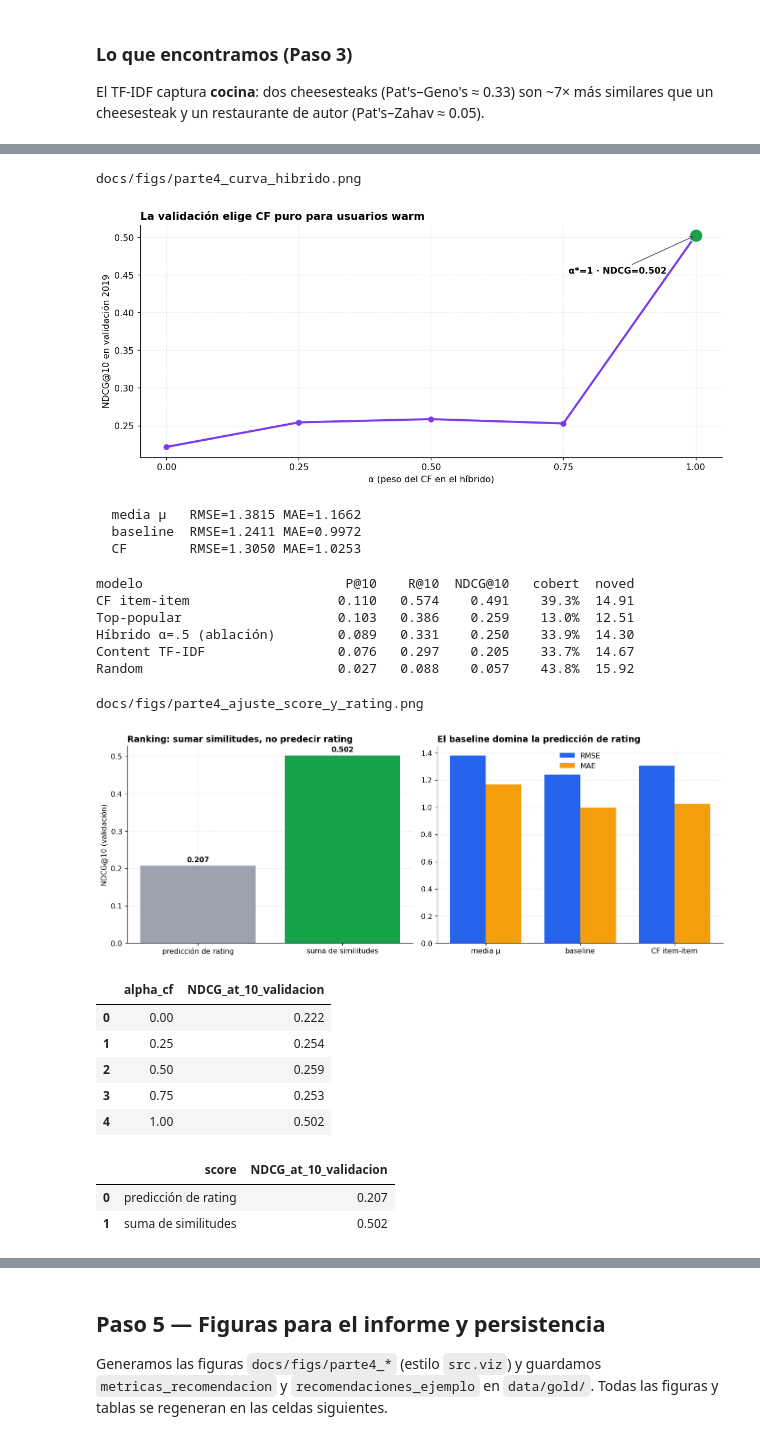
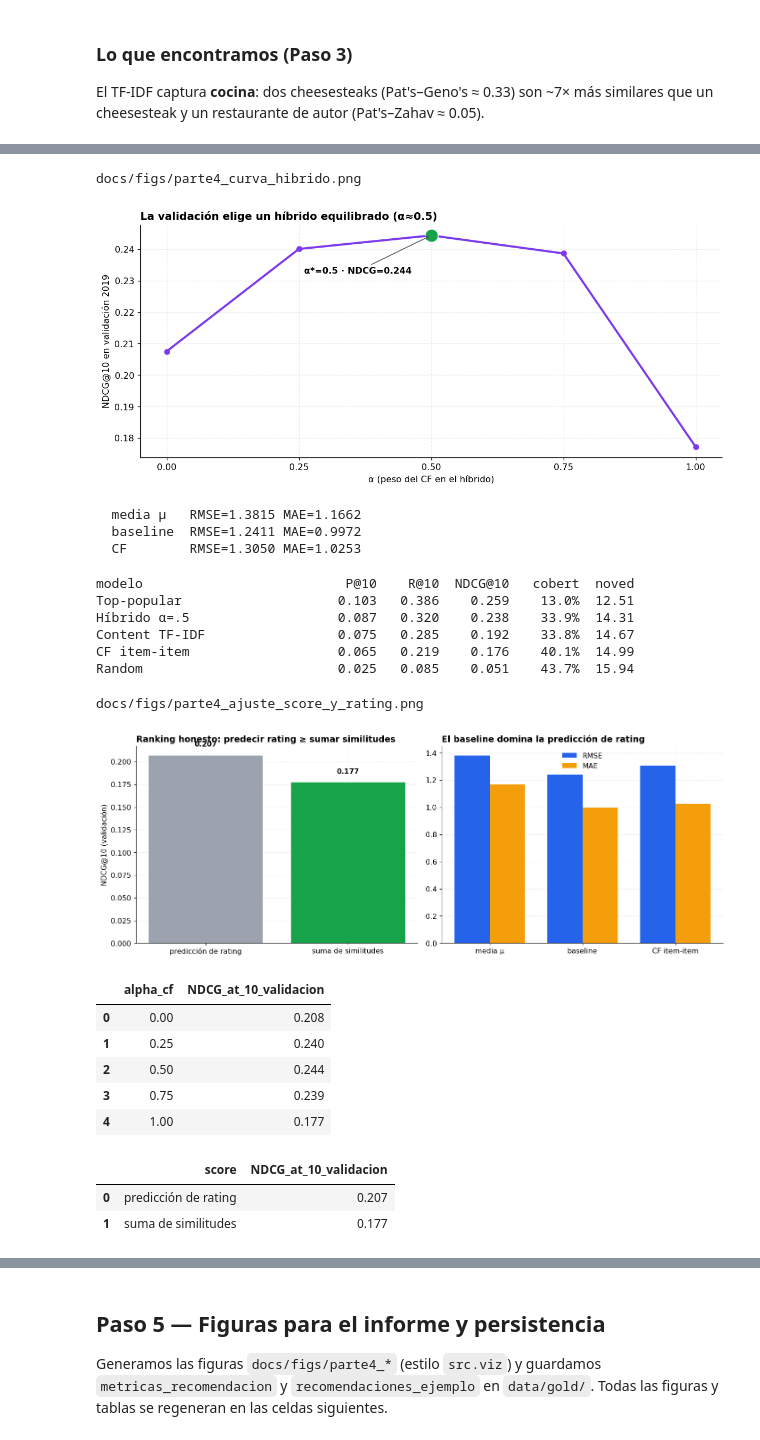
Before and after one commit to Joharjbe/proyecto-2-data-mining-yelp, a Jupyter notebook: notebooks/07_recomendacion_hibrida.ipynb, the cells around one changed output, grey strips where cells are left out. Drawn from its saved outputs; the diff is of its cells as text; code cells hidden in the pictures.

```diff
--- a/notebooks/07_recomendacion_hibrida.ipynb
+++ b/notebooks/07_recomendacion_hibrida.ipynb
@@ -141,7 +141,7 @@ i_metro=np.array([b2m.get(b,"?") for b in M["items"]]); metro_items={m:np.where(
 tb2x={b:i for i,b in enumerate(tfidf["business_ids"])}; cf2tf=np.array([tb2x.get(b,-1) for b in M["items"]])
 pop=rec.popularidad(M); nov_item=-np.log2(pop/pop.sum()+1e-12)
 def cands(split,n,seed):
-    r=np.random.default_rng(seed); s=split[split.user_id.isin(u2x)&split.business_id.isin(i2x)].copy()
+    r=np.random.default_rng(seed); pr=np.random.default_rng(seed+1); s=split[split.user_id.isin(u2x)&split.business_id.isin(i2x)].copy()
     s["uidx"]=s.user_id.map(u2x); s["iidx"]=s.business_id.map(i2x); s=s[s.uidx.isin(warm)&(s.stars>=4)]
     posu=s.groupby("uidx")["iidx"].apply(lambda x:list(set(x))); us=list(posu.index); r.shuffle(us); out=[]
     for u in us:
@@ -149,7 +149,8 @@ def cands(split,n,seed):
         if not pos: continue
         hm=pd.Series(i_metro[uitems[a:b]]).mode(); hm=hm.iloc[0] if len(hm) else i_metro[pos[0]]
         nc=[i for i in r.choice(metro_items[hm],size=min(99,len(metro_items[hm])),replace=False).tolist() if i not in seen and i not in pos][:99]
-        out.append((u,np.array(pos+nc),np.array([1]*len(pos)+[0]*len(nc)),uitems[a:b],uratings[a:b]))
+        cand=np.array(pos+nc); rel=np.array([1]*len(pos)+[0]*len(nc)); p=pr.permutation(len(cand))  # barajar candidatos: rompe el sesgo posición-primero en empates/ceros de argsort
+        out.append((u,cand[p],rel[p],uitems[a:b],uratings[a:b]))
         if len(out)>=n: break
     return out
 zn=lambda x:(x-x.mean())/(x.std()+1e-9)
@@ -204,11 +205,11 @@ ax.annotate(f"α*={alphas[best]:.2g} · NDCG={ndcg_alpha[best]:.3f}",
             (alphas[best], ndcg_alpha[best]), xytext=(-150, -45), textcoords="offset points",
             arrowprops={"arrowstyle":"->", "color":viz.PALETA["gris_oscuro"]}, fontweight="bold")
 ax.set_xlabel("α (peso del CF en el híbrido)"); ax.set_ylabel("NDCG@10 en validación 2019")
-ax.set_xticks(alphas); ax.set_title("La validación elige CF puro para usuarios warm")
+ax.set_xticks(alphas); ax.set_title("La validación elige un híbrido equilibrado (α≈0.5)")
 print(viz.guardar(fig, "parte4_curva_hibrido")); plt.show()
 # %% [output]
 docs/figs/parte4_curva_hibrido.png
-[figure, old version]
+[figure, new version]
 # %%
 # (track rating) RMSE/MAE sobre warm-warm de test
 uindptr,uitems,uratings = rec.usuario_csr(M); u2x=M["u2x"]; i2x=M["i2x"]
@@ -229,7 +230,7 @@ for nm,p in [("media μ",pm),("baseline",pb),("CF",clip(pc))]:
 # %%
 # Evaluación ÚNICA sobre test, después de fijar α en validación
 mods={"Random":lambda u,c,ui,ur:np.random.default_rng(u).random(len(c)),"Top-popular":lambda u,c,ui,ur:pop[c],
-      "CF item-item":s_cf,"Content TF-IDF":s_con,"Híbrido α=.5 (ablación)":lambda u,c,ui,ur:0.5*zn(s_cf(u,c,ui,ur))+0.5*zn(s_con(u,c,ui,ur))}
+      "CF item-item":s_cf,"Content TF-IDF":s_con,"Híbrido α=.5":lambda u,c,ui,ur:0.5*zn(s_cf(u,c,ui,ur))+0.5*zn(s_con(u,c,ui,ur))}
 testc=cands(test,1500,42); res={}
 for nm,fn in mods.items():
     Ps=[];Rs=[];Ns=[];rd=[]
@@ -242,43 +243,43 @@ for nm,d in sorted(res.items(),key=lambda x:-x[1]["N"]):
     print(f"{nm:28s}{d['P']:8.3f}{d['R']:8.3f}{d['N']:9.3f}{d['cov']*100:8.1f}%{d['nov']:7.2f}")
 # %% [output]
 modelo                          P@10    R@10  NDCG@10   cobert  noved
-CF item-item                   0.110   0.574    0.491    39.3%  14.91
 Top-popular                    0.103   0.386    0.259    13.0%  12.51
-Híbrido α=.5 (ablación)        0.089   0.331    0.250    33.9%  14.30
-Content TF-IDF                 0.076   0.297    0.205    33.7%  14.67
-Random                         0.027   0.088    0.057    43.8%  15.92
+Híbrido α=.5                   0.087   0.320    0.238    33.9%  14.31
+Content TF-IDF                 0.075   0.285    0.192    33.8%  14.67
+CF item-item                   0.065   0.219    0.176    40.1%  14.99
+Random                         0.025   0.085    0.051    43.7%  15.94
 # %%
 # Comparación de objetivos, después de evaluar rating en test
 rating_metrics = pd.DataFrame([
     ["media μ", rec.rmse(pm, tr), rec.mae(pm, tr)],
     ["baseline", rec.rmse(pb, tr), rec.mae(pb, tr)],
     ["CF item-item", rec.rmse(clip(pc), tr), rec.mae(clip(pc), tr)],
 ], columns=["modelo", "RMSE", "MAE"])
 fig, axes = plt.subplots(1, 2, figsize=(13, 4.8))
 bars = axes[0].bar(comparativa_score.score, comparativa_score.NDCG_at_10_validacion,
                    color=[viz.PALETA["gris"], viz.PALETA["verde"]])
 for bar, value in zip(bars, comparativa_score.NDCG_at_10_validacion):
     axes[0].text(bar.get_x()+bar.get_width()/2, value+.01, f"{value:.3f}", ha="center", fontweight="bold")
 axes[0].set_ylabel("NDCG@10 (validación)")
-axes[0].set_title("Ranking: sumar similitudes, no predecir rating")
+axes[0].set_title("Ranking honesto: predecir rating ≥ sumar similitudes")
 x = np.arange(len(rating_metrics)); width=.38
 axes[1].bar(x-width/2, rating_metrics.RMSE, width, label="RMSE", color=viz.PALETA["azul"])
 axes[1].bar(x+width/2, rating_metrics.MAE, width, label="MAE", color=viz.PALETA["naranja"])
 axes[1].set_xticks(x); axes[1].set_xticklabels(rating_metrics.modelo); axes[1].legend()
 axes[1].set_title("El baseline domina la predicción de rating")
 print(viz.guardar(fig, "parte4_ajuste_score_y_rating")); plt.show()
 display(curva_hibrido.round(3)); display(comparativa_score.round(3))
 # %% [output]
 docs/figs/parte4_ajuste_score_y_rating.png
-[figure, old version]
+[figure, new version]
 |  | alpha_cf | NDCG_at_10_validacion |
-| 0 | 0.00 | 0.222 |
-| 1 | 0.25 | 0.254 |
-| 2 | 0.50 | 0.259 |
-| 3 | 0.75 | 0.253 |
-| 4 | 1.00 | 0.502 |
+| 0 | 0.00 | 0.208 |
+| 1 | 0.25 | 0.240 |
+| 2 | 0.50 | 0.244 |
+| 3 | 0.75 | 0.239 |
+| 4 | 1.00 | 0.177 |
 |  | score | NDCG_at_10_validacion |
 | 0 | predicción de rating | 0.207 |
-| 1 | suma de similitudes | 0.502 |
+| 1 | suma de similitudes | 0.177 |
 # %% [markdown]
 ### Lo que encontramos (Paso 4)
```
Also changed, not shown: parts of 10 cells of this notebook, 22 other files.
